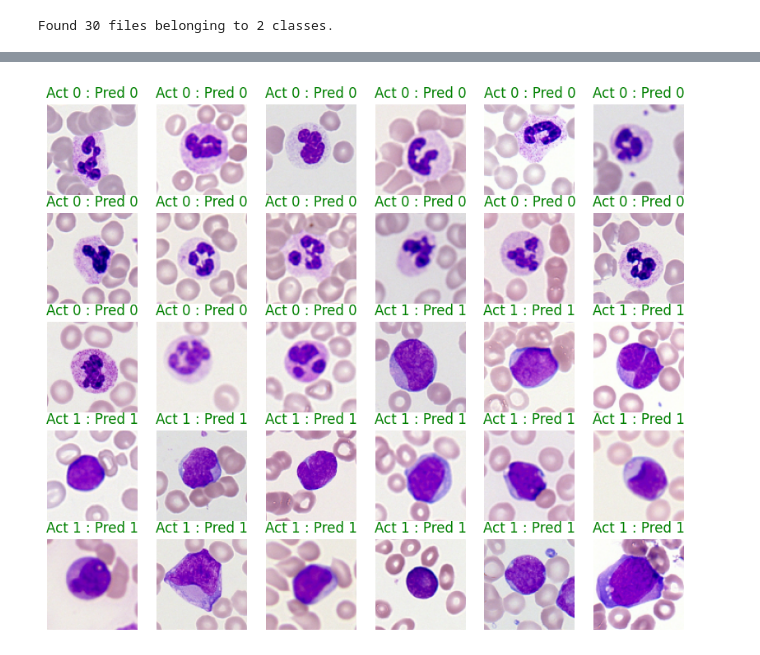
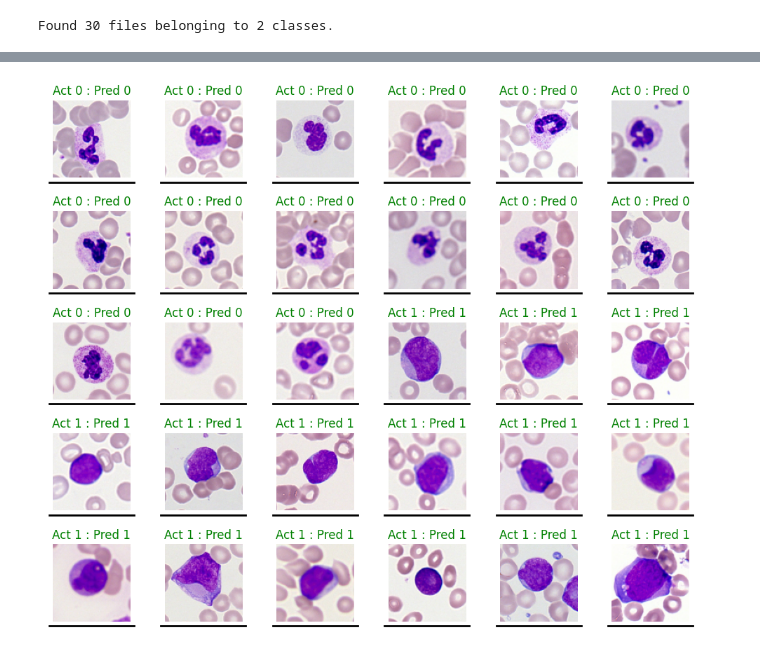
Before and after one commit to ai570-group6/prototype-00, a Jupyter notebook: prototype-00.ipynb, the cells around one changed output, grey strips where cells are left out. Saved outputs shown, nothing was run; the diff lists cells and outputs as text; code cells hidden in the pictures.

```diff
--- a/prototype-00.ipynb
+++ b/prototype-00.ipynb
@@ -148,13 +142,18 @@ predictions = np.argmax(model.predict(test_ds), axis = 1)
 # %%
+import matplotlib.patches as patches
 images, labels = next(iter(test_ds.take(1)))
 
-plt.figure(figsize=(10, 10))
+plt.figure(figsize=(12, 12))
 
 for i in range(len(images)):
     s = plt.subplot(6, 6, i +  1)
     plt.imshow(images[i].numpy().astype('uint8'))
     color = 'green' if labels[i].numpy() == predictions[i] else 'red'
     plt.title(f"Act {labels[i].numpy()} : Pred {predictions[i]}", color = color)
     s.axis('off')
+
+    s.plot(np.linspace(-5, 100, 10), np.ones(10) + 100, color = 'black', linewidth = 2)
+
+plt.show()
 # %% [output]
-[figure, old version]
+[figure, new version]
```
Also changed, not shown: parts of 6 cells of this notebook.
